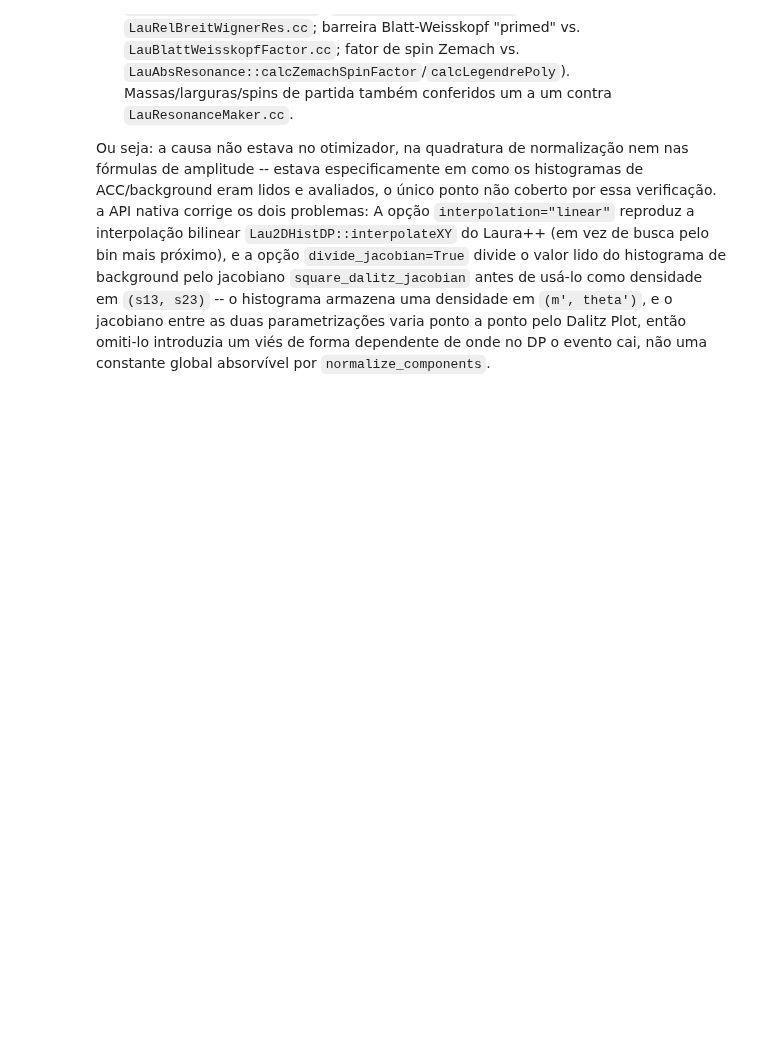
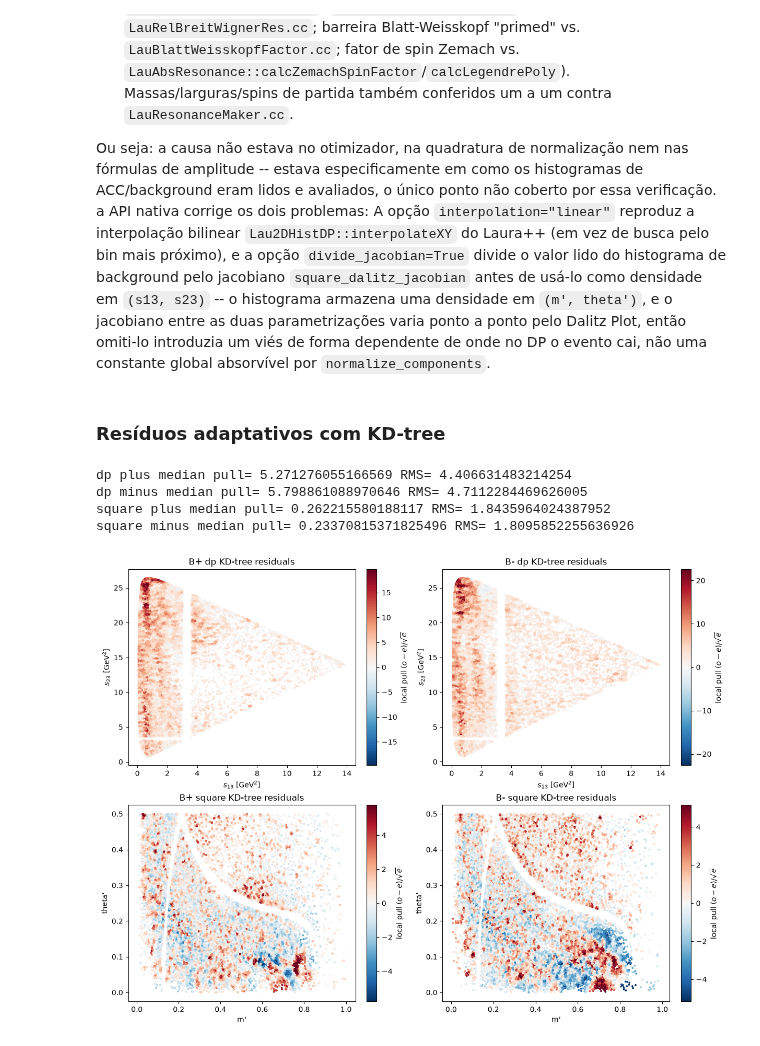
Before and after one commit to JuanBSLeite/DalitzPlotFitter, a Jupyter notebook: notebooks/data_analyses/22_b2pipipi_cpvfit_laura_comparison.ipynb, the cells around one changed output. Cells and saved outputs as stored; diff of their text form; code cells hidden in the pictures; blank space fills up the shorter version.

```diff
--- a/notebooks/data_analyses/22_b2pipipi_cpvfit_laura_comparison.ipynb
+++ b/notebooks/data_analyses/22_b2pipipi_cpvfit_laura_comparison.ipynb
@@ -875,3 +902,64 @@ a opção `divide_jacobian=True` divide o valor lido do histograma de background
 uma densidade em `(m', theta')`, e o jacobiano entre as duas parametrizações varia ponto a ponto
 pelo Dalitz Plot, então omiti-lo introduzia um viés de forma dependente de onde no DP o evento
 cai, não uma constante global absorvível por `normalize_components`.
+# %% [markdown]
+### Resíduos adaptativos com KD-tree
+# %%
+# Resíduos locais adaptativos por k-vizinhos (KD-tree)
+from dalitzplotfitter.kinematics import invariants_to_square_dalitz, fold_thetaprime
+
+def _kdtree_points(charge, square=False, k=50, size=120_000):
+    data = fit_session.plus_data if charge == "plus" else fit_session.minus_data
+    sample = fit_session.plus_model.generate_phase_space(size, seed=20260911 if charge == "plus" else 20260912)
+    other = fit_session.minus_model.generate_phase_space(size, seed=20260913 if charge == "plus" else 20260914)
+    comps = fit_session._projection_components_pair(fit_session.result_values(result), sample, other)[0 if charge == "plus" else 1]
+    exp_points, exp_weights = [], []
+    for _, s, w in comps:
+        d = s.as_dict()
+        if square:
+            a, b = invariants_to_square_dalitz(d["s12"], d["s13"], d["s23"], mother_mass=MOTHER_MASS, masses=DAUGHTER_MASSES, pair=SQDP_PAIR)
+            b = fold_thetaprime(b)
+        else:
+            a, b = d["s13"], d["s23"]
+        exp_points.append(np.column_stack((np.asarray(a), np.asarray(b))))
+        exp_weights.append(np.asarray(w))
+    d = data.as_dict()
+    if square:
+        a, b = invariants_to_square_dalitz(d["s12"], d["s13"], d["s23"], mother_mass=MOTHER_MASS, masses=DAUGHTER_MASSES, pair=SQDP_PAIR)
+        b = fold_thetaprime(b)
+    else:
+        a, b = d["s13"], d["s23"]
+    return kdtree_local_residuals(np.column_stack((np.asarray(a), np.asarray(b))), np.concatenate(exp_points), np.concatenate(exp_weights), k=k)
+
+kdtree_residuals = {}
+for coordinate in ("dp", "square"):
+    for charge in ("plus", "minus"):
+        pulls, observed_count, expected_count, radii = _kdtree_points(charge, square=coordinate == "square")
+        kdtree_residuals[(coordinate, charge)] = pulls
+        print(coordinate, charge, "median pull=", float(np.median(pulls)), "RMS=", float(np.std(pulls)))
+# %% [output]
+dp plus median pull= 5.271276055166569 RMS= 4.406631483214254
+dp minus median pull= 5.798861088970646 RMS= 4.7112284469626005
+square plus median pull= 0.262215580188117 RMS= 1.8435964024387952
+square minus median pull= 0.23370815371825496 RMS= 1.8095852255636926
+# %%
+# KD-tree pull map: cada ponto observado recebe o pull da vizinhança local.
+fig, axes = plt.subplots(2, 2, figsize=(12, 9), constrained_layout=True)
+for row, coordinate in enumerate(("dp", "square")):
+    for col, charge in enumerate(("plus", "minus")):
+        data = fit_session.plus_data if charge == "plus" else fit_session.minus_data
+        d = data.as_dict()
+        if coordinate == "square":
+            xx, yy = invariants_to_square_dalitz(d["s12"], d["s13"], d["s23"], mother_mass=MOTHER_MASS, masses=DAUGHTER_MASSES, pair=SQDP_PAIR)
+            yy = fold_thetaprime(yy)
+            xlabel, ylabel = "m'", "theta'"
+        else:
+            xx, yy = d["s13"], d["s23"]
+            xlabel, ylabel = r"$s_{13}$ [GeV$^2$]", r"$s_{23}$ [GeV$^2$]"
+        pulls = kdtree_residuals[(coordinate, charge)]
+        scale = max(float(np.nanpercentile(np.abs(pulls), 99)), 1.0)
+        mesh = axes[row, col].scatter(np.asarray(xx), np.asarray(yy), c=pulls, s=3, cmap="RdBu_r", vmin=-scale, vmax=scale, rasterized=True)
+        axes[row, col].set(xlabel=xlabel, ylabel=ylabel, title=f"B{'+' if charge == 'plus' else '-'} {coordinate} KD-tree residuals")
+        fig.colorbar(mesh, ax=axes[row, col], label=r"local pull $(o-e)/\sqrt{e}$")
+# %% [output]
+[figure, added]
```
Also changed, not shown: parts of 8 cells of this notebook, 2 other files.
